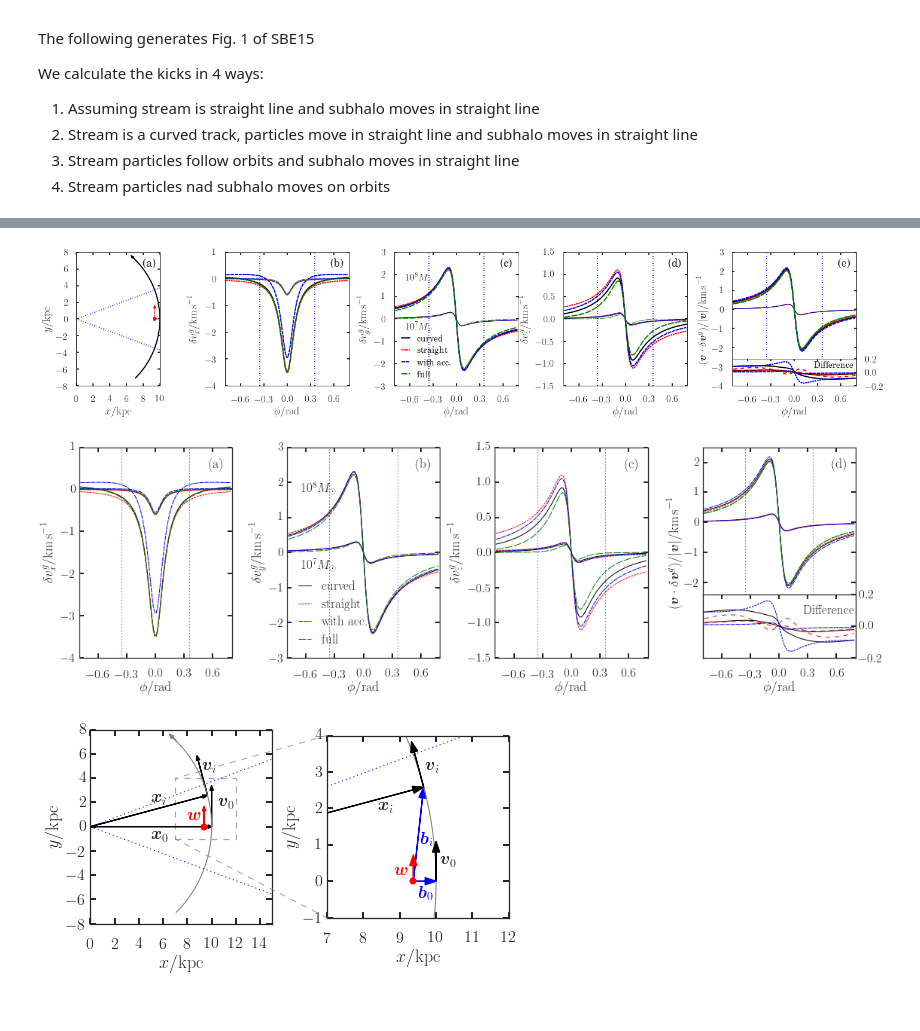
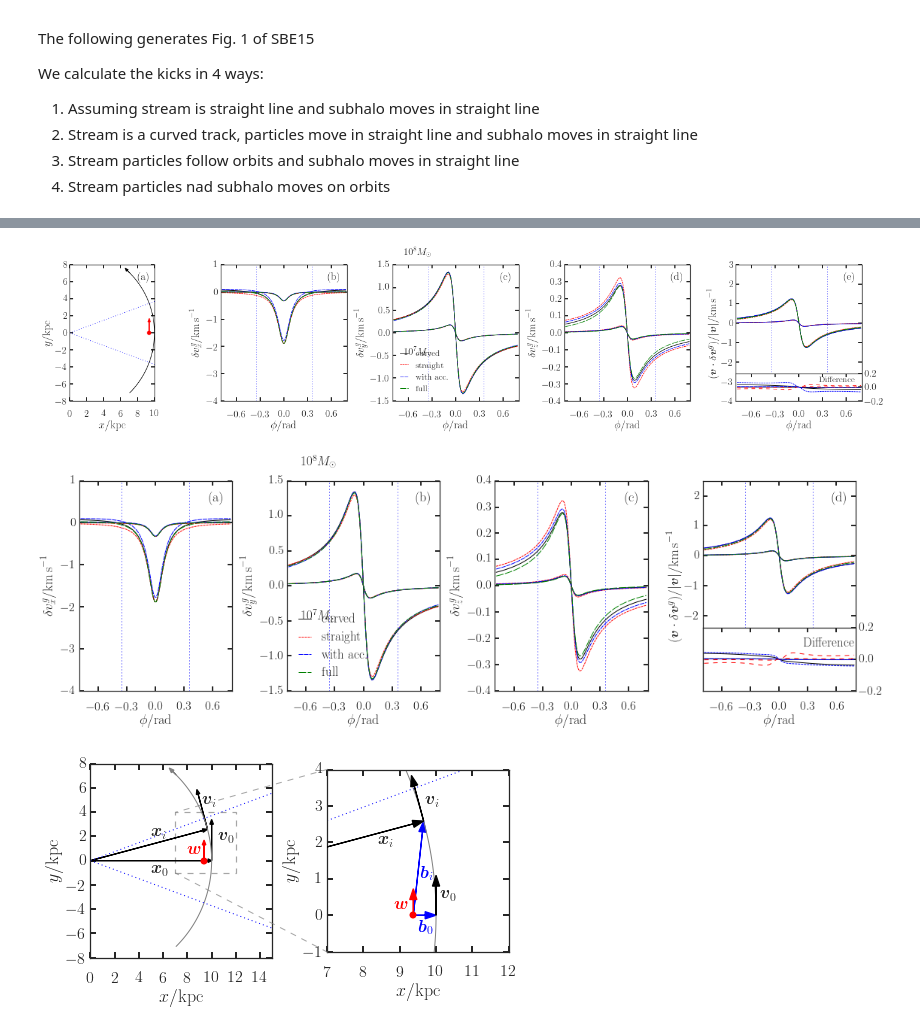
Before and after one commit to jobovy/streamgap-aa, a Jupyter notebook: py/StreamGapExample.ipynb, the cells around one changed output, grey strips where cells are left out. Saved outputs shown, nothing was run; the diff lists cells and outputs as text; code cells hidden in the pictures.

```diff
--- a/py/StreamGapExample.ipynb
+++ b/py/StreamGapExample.ipynb
@@ -350,7 +354,7 @@ V[:,0]=vx
 V[:,1]=vy
 tmax = np.pi/(vp/rcurv)*.5
 # tmax = tmaxfac*rs/numpy.sqrt(numpy.sum((w-v0)**2))
-wn = np.array([0.,1.2/2.*220.,1.6/2.*220.])
+wn = np.array([0.,1.2/2.*220.,1.6*220.])
 X0 = np.array([rcurv,0.,0.])
 V0 = np.array([0.,vp,0.])
 Xst = theta*rcurv
@@ -387,7 +391,7 @@ galpot = LogarithmicHaloPotential(220**2,q=0.9)
 deltav_curved = galpy.df_src.streamgapdf.impulse_deltav_general_curvedstream(V,Xc,-b_2,wn,X0,V0,pot_test)
 deltav_curved_r = galpy.df_src.streamgapdf.impulse_deltav_plummer(Vst,Xst,-b_2,wn,G*M,rs_2)
 deltav_curved_acc = galpy.df_src.streamgapdf.impulse_deltav_general_orbitintegration(V,Xc,-b_2,wn,X0,V0,pot_test,tmax,galpot)
-deltav_curved_full =galpy.df_src.streamgapdf.impulse_deltav_general_fullplummerintegration(V,Xc,-b_2,wn,X0,V0,galpot,G*M,rs_2)
+deltav_curved_full =galpy.df_src.streamgapdf.impulse_deltav_general_fullplummerintegration(V,Xc,-b_2,wn,X0,V0,galpot,G*M,rs_2,tmaxfac=60.,N=1500)
 M=M/10.
 rs_2=0.25
 # b_2=rs_2
@@ -395,4 +399,4 @@ pot_test = PlummerPotential(amp=G*M,b=rs_2)
 deltav_curved2 = galpy.df_src.streamgapdf.impulse_deltav_general_curvedstream(V,Xc,-b_2,wn,X0,V0,pot_test)
 deltav_curved_r2 = galpy.df_src.streamgapdf.impulse_deltav_plummer(Vst,Xst,-b_2,wn,G*M,rs_2)
 deltav_curved_acc2 = galpy.df_src.streamgapdf.impulse_deltav_general_orbitintegration(V,Xc,-b_2,wn,X0,V0,pot_test,tmax,galpot)
-deltav_curved_full2 =galpy.df_src.streamgapdf.impulse_deltav_general_fullplummerintegration(V,Xc,-b_2,wn,X0,V0,galpot,G*M,rs_2)
+deltav_curved_full2 =galpy.df_src.streamgapdf.impulse_deltav_general_fullplummerintegration(V,Xc,-b_2,wn,X0,V0,galpot,G*M,rs_2,tmaxfac=60.,N=1500)
@@ -489,7 +491,7 @@ a[4].annotate('(e)', xy=(0.95, 0.95), xycoords='axes fraction', fontsize=18,
 
 plt.savefig('../paper/plots/fig2_curved_straight_comparison.pdf',bbox_inches='tight')
 # %% [output]
-[figure, old version]
+[figure, new version]
 # %%
 matplotlib.rc('text', usetex=True)
 matplotlib.rcParams['text.latex.preamble']=[r"\usepackage{amsmath}"]
@@ -527,7 +529,7 @@ for i in range(4):
         l.set_dashes([3.,1.])
         l,=a[i].plot(theta,np.sum(V*deltav_curved_acc2,axis=1)/absV,'b--',lw=1)
         l.set_dashes([6.,1.])
-        l,=a[i].plot(theta,np.sum(V*deltav_curved_full,axis=1)/absV,'g--',label='full')
+        l,=a[i].plot(theta,np.sum(V*deltav_curved_full2,axis=1)/absV,'g--',label='full')
         l.set_dashes([10.,2.])
     a[i].set_ylabel(labels[i])
     a[i].set_xlabel(r'$\phi/\mathrm{rad}$')
@@ -542,39 +544,39 @@ inset_ax.yaxis.tick_right()
 inset_ax.plot(theta,np.sum(V*deltav_curved,axis=1)/absV-np.sum(V*deltav_curved_full,axis=1)/absV,color='k')
 inset_ax.plot(theta,np.sum(V*deltav_curved_r,axis=1)/absV-np.sum(V*deltav_curved_full,axis=1)/absV,color='r',ls='--')
 l.set_dashes([3.,1.])
-l,=inset_ax.plot(theta,np.sum(V*deltav_curved_acc,axis=1)/absV-np.sum(V*deltav_curved_r,axis=1)/absV,color='b',ls='--')
+l,=inset_ax.plot(theta,np.sum(V*deltav_curved_acc,axis=1)/absV-np.sum(V*deltav_curved_full,axis=1)/absV,color='b',ls='--')
 l.set_dashes([6.,1.])
 inset_ax.plot(theta,np.sum(V*deltav_curved2,axis=1)/absV-np.sum(V*deltav_curved_full2,axis=1)/absV,color='k')
 inset_ax.plot(theta,np.sum(V*deltav_curved_r2,axis=1)/absV-np.sum(V*deltav_curved_full2,axis=1)/absV,color='r',ls='--')
 l.set_dashes([3.,1.])
-l,=inset_ax.plot(theta,np.sum(V*deltav_curved_acc2,axis=1)/absV-np.sum(V*deltav_curved_r2,axis=1)/absV,color='b',ls='--')
+l,=inset_ax.plot(theta,np.sum(V*deltav_curved_acc2,axis=1)/absV-np.sum(V*deltav_curved_full2,axis=1)/absV,color='b',ls='--')
 l.set_dashes([6.,1.])
 inset_ax.xaxis.set_major_locator(MaxNLocator(6))
 inset_ax.yaxis.set_major_locator(MaxNLocator(3))
 inset_ax.text(0.25,.075,'Difference',fontsize=17)
 inset_ax.set_ylim(-.2,.2)
 
 yticks = a[3].yaxis.get_major_ticks()
 yticks[1].label1.set_visible(False)
 yticks[2].label1.set_visible(False)
 
 a[1].legend(frameon=False,handlelength=1,loc=3,fontsize=17)
 a[1].text(-0.65,-0.5,r'$10^7M_\odot$',fontsize=17)
 a[1].text(-0.65,1.7,r'$10^8M_\odot$',fontsize=17)
 a[0].set_ylim(-4.,1.)
 # a[0].annotate('(a)', xy=(0.95, 0.95), xycoords='axes fraction', fontsize=18,
 #                 horizontalalignment='right', verticalalignment='top')
 a[0].annotate('(a)', xy=(0.95, 0.95), xycoords='axes fraction', fontsize=18,
                 horizontalalignment='right', verticalalignment='top')
 a[1].annotate('(b)', xy=(0.95, 0.95), xycoords='axes fraction', fontsize=18,
                 horizontalalignment='right', verticalalignment='top')
 a[2].annotate('(c)', xy=(0.95, 0.95), xycoords='axes fraction', fontsize=18,
                 horizontalalignment='right', verticalalignment='top')
 a[3].annotate('(d)', xy=(0.95, 0.95), xycoords='axes fraction', fontsize=18,
                 horizontalalignment='right', verticalalignment='top')
-plt.savefig('../paper/plots/fig2_curved_straight_comparison.pdf',bbox_inches='tight')
+plt.savefig('../paper/plots/fig2_curved_straight_comparison_abs.pdf',bbox_inches='tight')
 # %% [output]
-[figure, old version]
+[figure, new version]
 # %%
 f,a = plt.subplots(1,2,figsize=[7.5,4.])
 plt.subplots_adjust(wspace=0.3)
```
Also changed, not shown: parts of 12 cells of this notebook, 7 other files.
